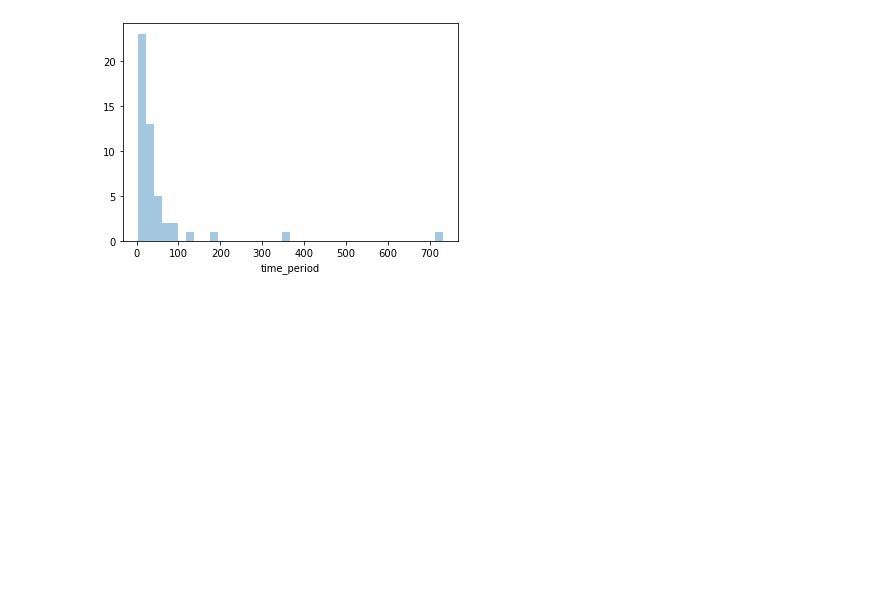
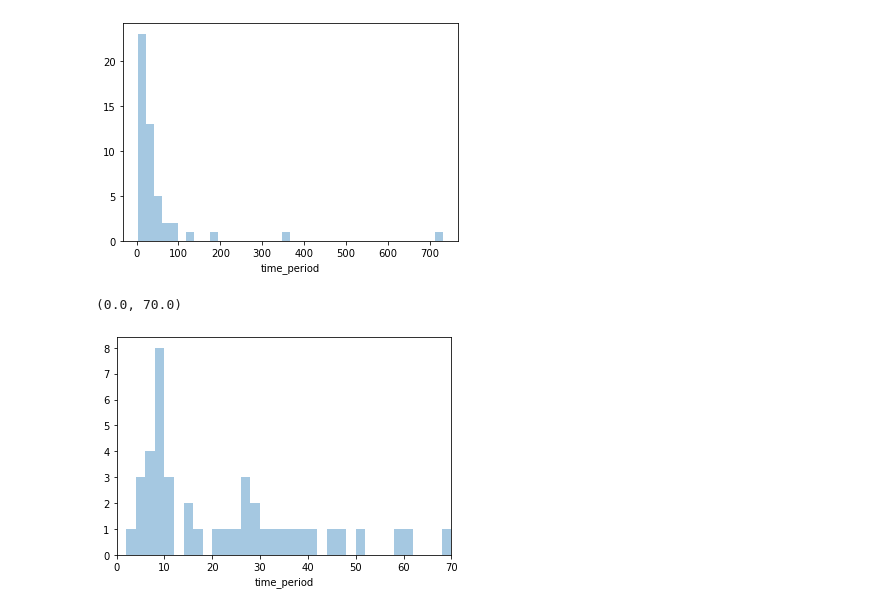
Before and after one commit to algoasylum/SatelliteImageAnalysis, a Jupyter notebook: Precipitation_Analysis/DFT.ipynb, the cells around one changed output. Drawn from its saved outputs; the diff is of its cells as text; code cells hidden in the pictures; blank space fills up the shorter version.

```diff
--- a/Precipitation_Analysis/DFT.ipynb
+++ b/Precipitation_Analysis/DFT.ipynb
@@ -249,3 +249,13 @@ sns.distplot(d,kde = False)
 # %% [output]
 <matplotlib.axes._subplots.AxesSubplot at 0x...>
 [figure]
+# %%
+k = []
+for i in range(0,750,2):
+    k.append(i)
+# %%
+sns.distplot(d, bins = k ,kde = False)
+plt.xlim(0,70)               # ~125,185,365,730   count=1
+# %% [output]
+(0.0, 70.0)
+[figure, added]
```
Also changed, not shown: parts of 1 cell of this notebook.
